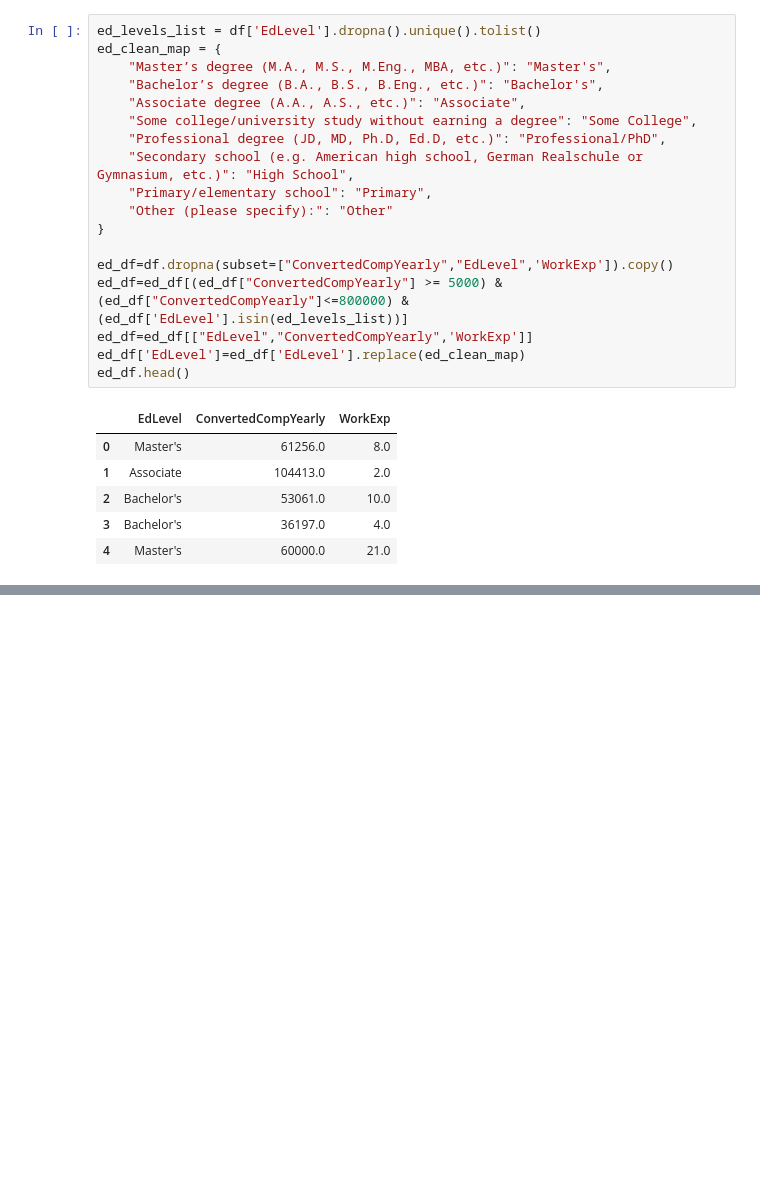
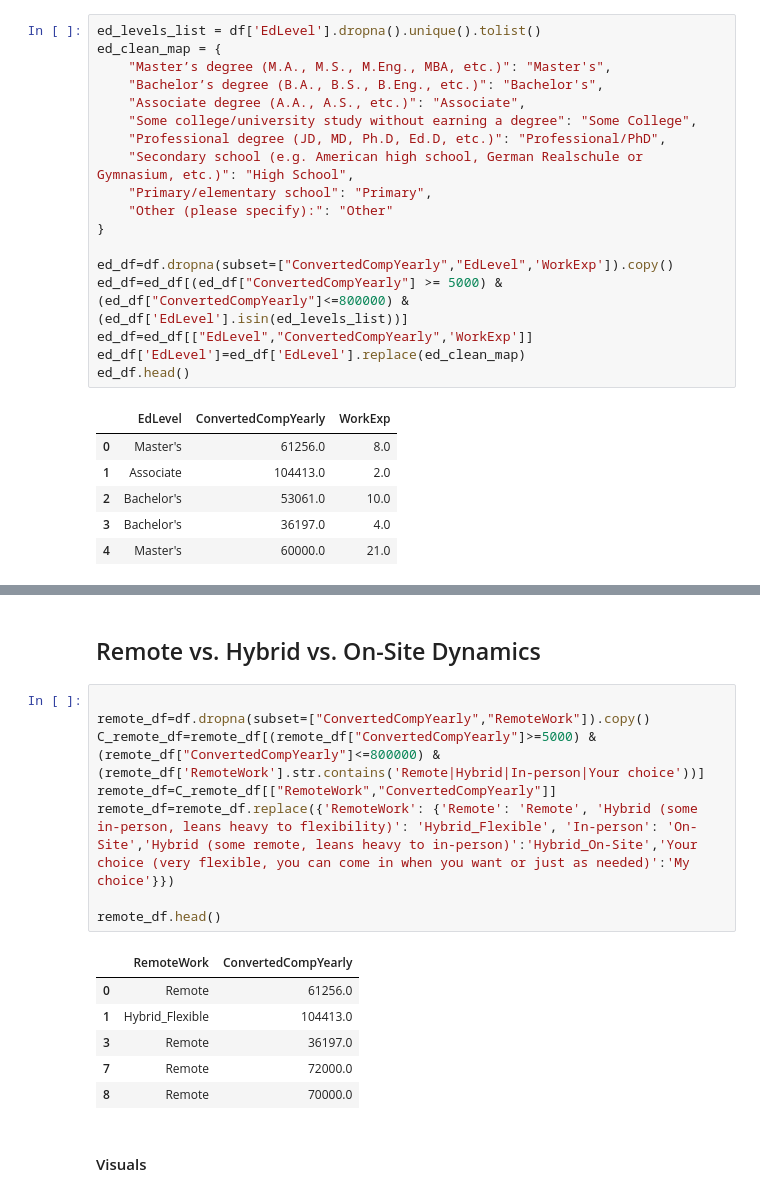
Before and after one commit to vikassinngh123/AI-ML-Learning, a Jupyter notebook: 04-Pandas/03_StackOverflow_Survey_Analysis.ipynb, the cells around one changed output, grey strips where cells are left out. Cells and saved outputs as stored; diff of their text form; blank space fills up the shorter version.

```diff
--- a/04-Pandas/03_StackOverflow_Survey_Analysis.ipynb
+++ b/04-Pandas/03_StackOverflow_Survey_Analysis.ipynb
@@ -336,3 +349,22 @@ ed_graph.update_layout(xaxis_title='EdLevel',yaxis_title='Salary')
 ed_graph.show()
 # %% [output]
 [interactive output not drawn]
+# %% [markdown]
+## Remote vs. Hybrid vs. On-Site Dynamics
+# %%
+
+remote_df=df.dropna(subset=["ConvertedCompYearly","RemoteWork"]).copy()
+C_remote_df=remote_df[(remote_df["ConvertedCompYearly"]>=5000) & (remote_df["ConvertedCompYearly"]<=800000) & (remote_df['RemoteWork'].str.contains('Remote|Hybrid|In-person|Your choice'))]
+remote_df=C_remote_df[["RemoteWork","ConvertedCompYearly"]]
+remote_df=remote_df.replace({'RemoteWork': {'Remote': 'Remote', 'Hybrid (some in-person, leans heavy to flexibility)': 'Hybrid_Flexible', 'In-person': 'On-Site','Hybrid (some remote, leans heavy to in-person)':'Hybrid_On-Site','Your choice (very flexible, you can come in when you want or just as needed)':'My choice'}})
+
+remote_df.head()
+# %% [output]
+|  | RemoteWork | ConvertedCompYearly |
+| 0 | Remote | 61256.0 |
+| 1 | Hybrid_Flexible | 104413.0 |
+| 3 | Remote | 36197.0 |
+| 7 | Remote | 72000.0 |
+| 8 | Remote | 70000.0 |
+# %% [markdown]
+#### Visuals
```
Also changed, not shown: parts of 7 cells of this notebook.
